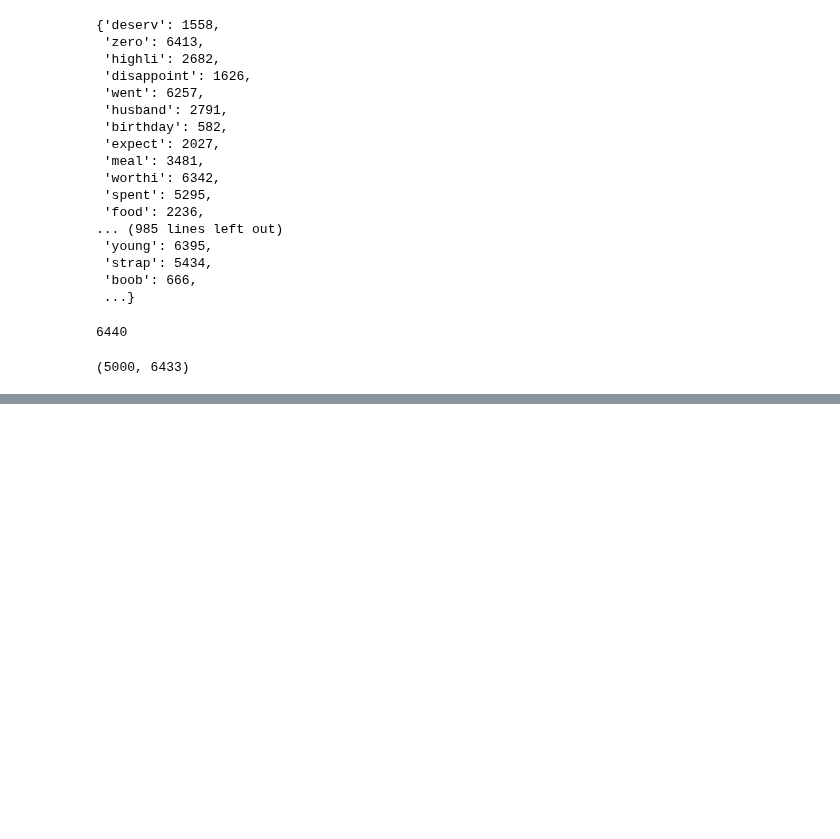
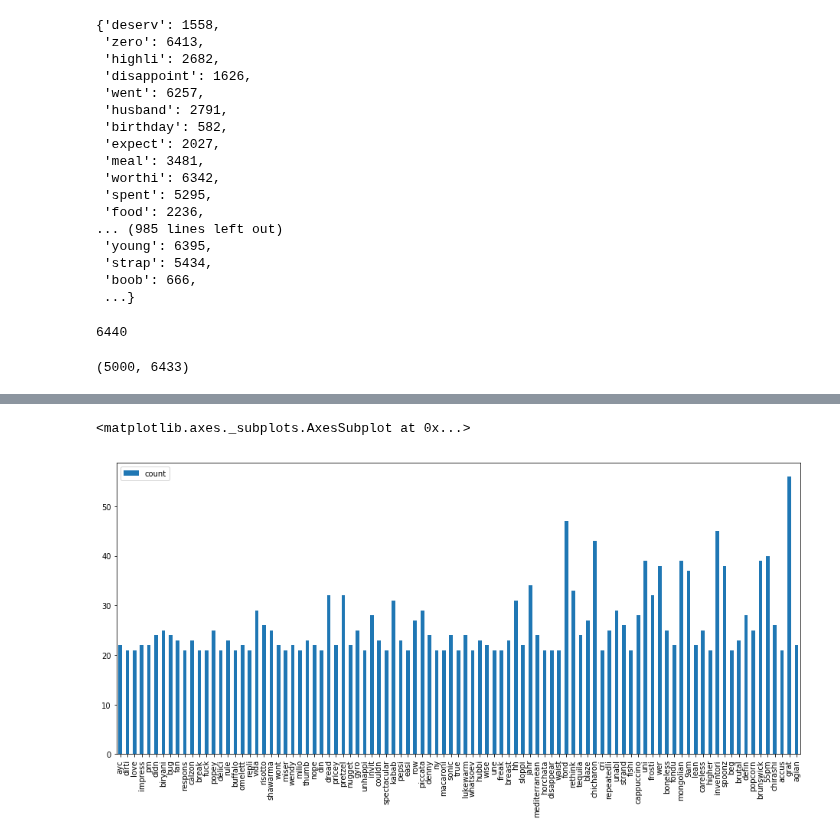
Before and after one commit to Chibuzor44/dsi-capstone, a Jupyter notebook: local_eda.ipynb, the cells around one changed output, grey strips where cells are left out. Cells and saved outputs as stored; diff of their text form; code cells hidden in the pictures; blank space fills up the shorter version.

```diff
--- a/local_eda.ipynb
+++ b/local_eda.ipynb
@@ -317,9 +279,11 @@ len(s)
 # %%
 terms = tfidf_vectorizer.get_feature_names()
 # %%
+topic_list = []
 for i, topic in enumerate(lsa.components_, 1):
     topic_term = sorted(zip(topic, terms), key= lambda x: x[0], reverse=True)[:13]
     topics = [x[1] for x in topic_term]
+    topic_list.extend(topics)
     print("Topic {}: {}".format(i, topics))
 # %% [output]
 Topic 1: ['food', 'order', 'place', 'servic', 'time', 'wait', 'minut', 'like', 'ask', 'tabl', 'good', 'came', 'got']
@@ -341,0 +306,5 @@ Topic 100: ['suck', 'drive', 'small', 'meat', 'worth', 'need', 'line', 'husband'
+# %%
+word_dict = Counter(topic_list)
+# %%
+df_top = pd.DataFrame.from_dict(word_dict,orient='index', columns=["count"])
+df_top.head()
@@ -341,0 +318,7 @@ Topic 100: ['suck', 'drive', 'small', 'meat', 'worth', 'need', 'line', 'husband'
+# %%
+new_df = df_top[df_top["count"] > 20]
+# %%
+new_df.plot(kind='bar', figsize=(16,7))
+# %% [output]
+<matplotlib.axes._subplots.AxesSubplot at 0x...>
+[figure, added]
```
Also changed, not shown: parts of 13 cells of this notebook, 1 other file.
